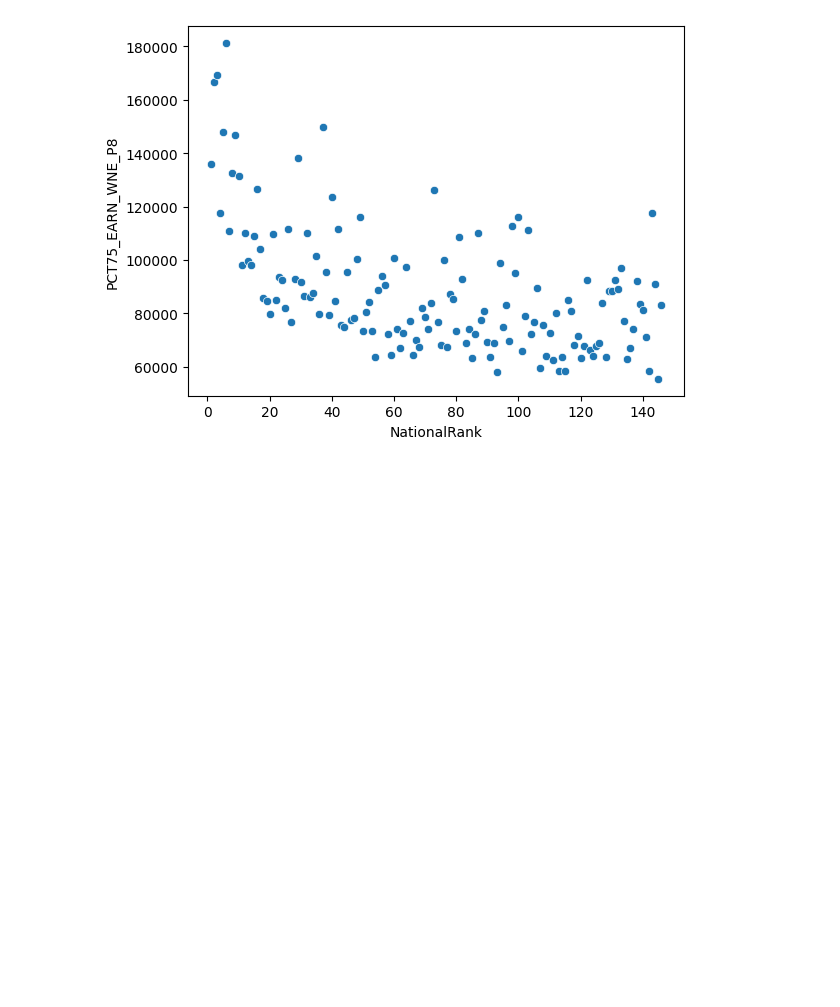
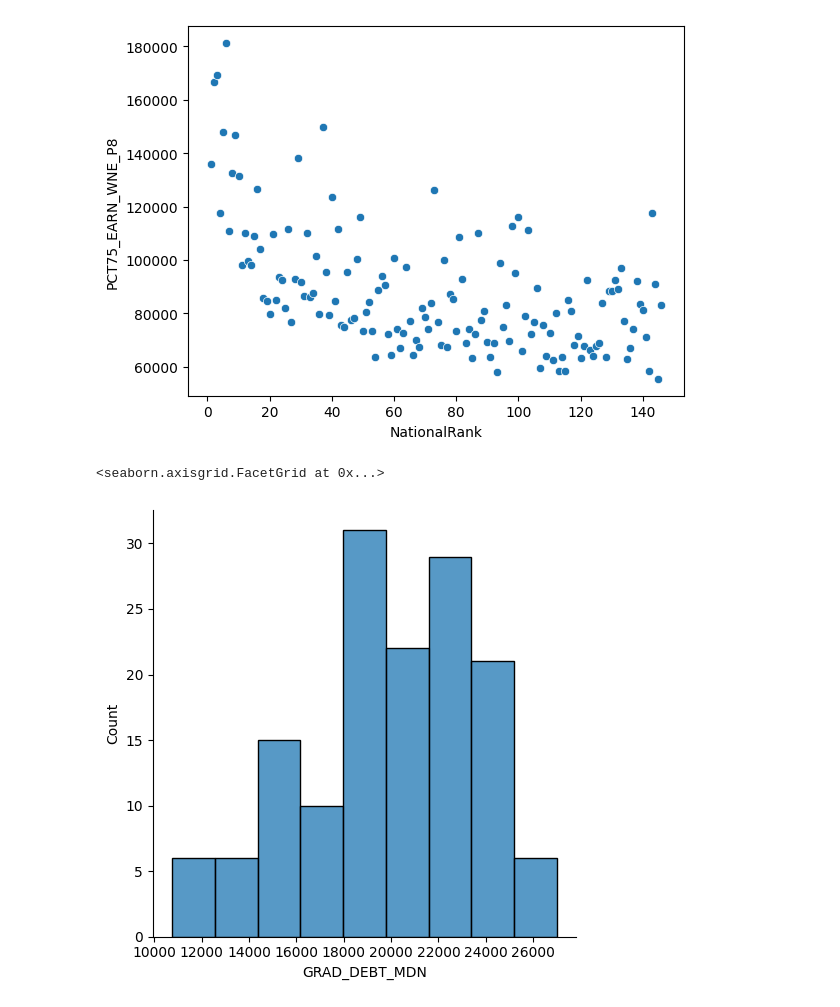
Before and after one commit to b4tan/College-Rank-and-Career-Success, a Jupyter notebook: 2018-2019-wrangle.ipynb, the cells around one changed output. Drawn from its saved outputs; the diff is of its cells as text; code cells hidden in the pictures; blank space fills up the shorter version.

```diff
--- a/2018-2019-wrangle.ipynb
+++ b/2018-2019-wrangle.ipynb
@@ -82,7 +82,7 @@ college_sorted.head()
 The copy data has now been sorted by rank, so now we can use this to pull the data we need, using the indices of the univeristies, and the dired columns we want to extract. we'll aslo add a column to our dataframe with the national ranking of each school.
 # %%
 desired_cols = [
-    'INSTNM','COSTT4_A','GRAD_DEBT_MDN','PCT75_EARN_WNE_P8','PCT25_EARN_WNE_P8','MD_EARN_WNE_P10'
+    'INSTNM','COSTT4_A','BOOKSUPPLY','GRAD_DEBT_MDN','PCT75_EARN_WNE_P8','PCT25_EARN_WNE_P8','MD_EARN_WNE_P6','MD_EARN_WNE_P10'
     ]
 
 indices = college_sorted.index.to_list()
@@ -92,6 +92,9 @@ college_data = college_data.iloc[indices]
 college_data = college_data.loc[:,desired_cols]
 college_data = college_data.dropna().reset_index(drop=True)
 college_data['NationalRank'] = college_data.index + 1
+
+numeric_cols = ['COSTT4_A','BOOKSUPPLY','GRAD_DEBT_MDN', 'PCT75_EARN_WNE_P8', 'PCT25_EARN_WNE_P8','MD_EARN_WNE_P6','MD_EARN_WNE_P10', 'NationalRank']
+college_data[numeric_cols] = college_data[numeric_cols].astype(float)
 # %%
 college_data
 # %% [output]
@@ -133,3 +136,8 @@ sns.scatterplot( data = college_data, x = 'NationalRank', y = 'PCT75_EARN_WNE_P8
 # %% [output]
 <Axes: xlabel='NationalRank', ylabel='PCT75_EARN_WNE_P8'>
 [figure]
+# %%
+sns.displot(college_data['GRAD_DEBT_MDN'])
+# %% [output]
+<seaborn.axisgrid.FacetGrid at 0x...>
+[figure, added]
```
Also changed, not shown: parts of 6 cells of this notebook, 1 other file.
